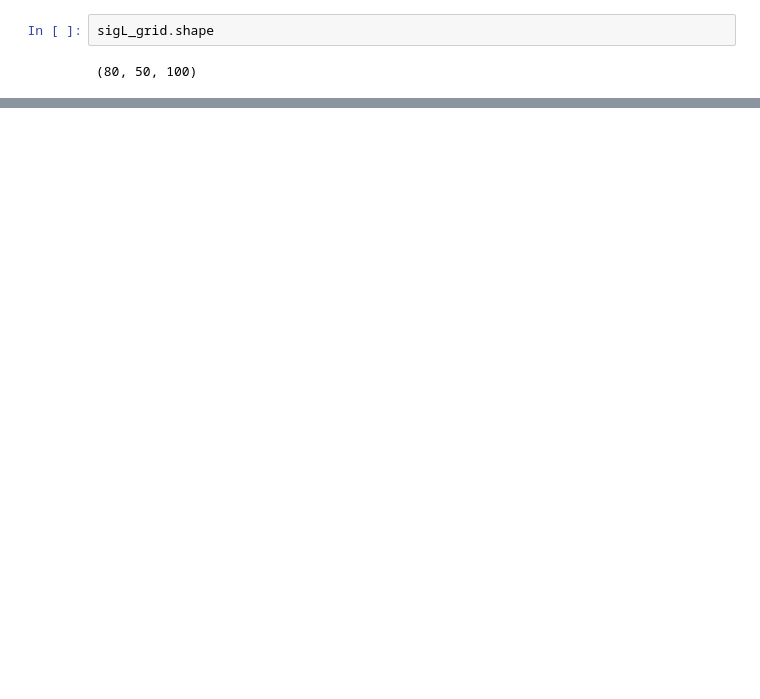
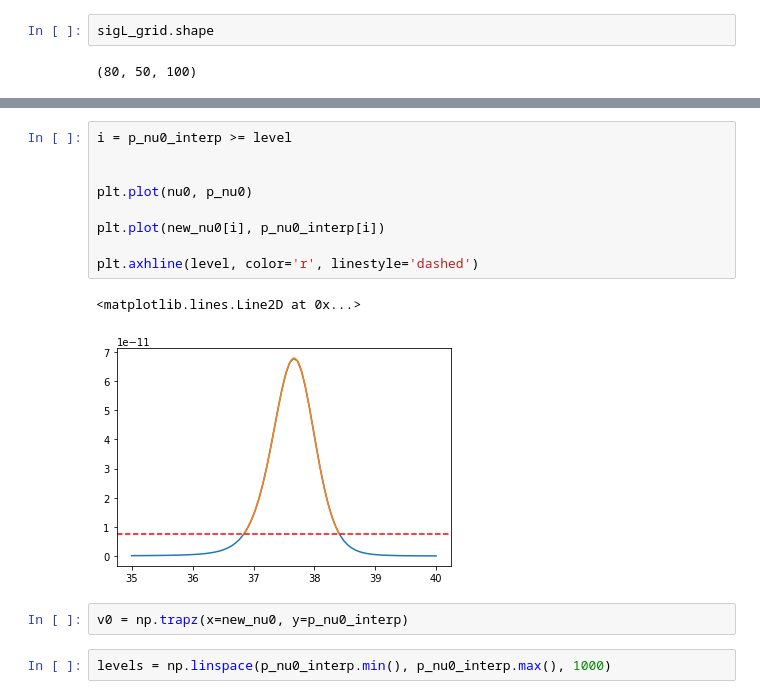
Before and after one commit to mvsantosdev/bayesian-methods-with-python, a Jupyter notebook: 3-Bayesian Statistics.ipynb, the cells around one changed output, grey strips where cells are left out. Drawn from its saved outputs; the diff is of its cells as text; blank space fills up the shorter version.

```diff
--- a/3-Bayesian Statistics.ipynb
+++ b/3-Bayesian Statistics.ipynb
@@ -262,0 +330,16 @@ Text(0, 0.5, 'Signal (mK)')
+# %%
+i = p_nu0_interp >= level
+
+
+plt.plot(nu0, p_nu0)
+
+plt.plot(new_nu0[i], p_nu0_interp[i])
+
+plt.axhline(level, color='r', linestyle='dashed')
+# %% [output]
+<matplotlib.lines.Line2D at 0x...>
+[figure, added]
+# %%
+v0 = np.trapz(x=new_nu0, y=p_nu0_interp)
+# %%
+levels = np.linspace(p_nu0_interp.min(), p_nu0_interp.max(), 1000)
```
Also changed, not shown: parts of 44 cells of this notebook, 1 other file.
